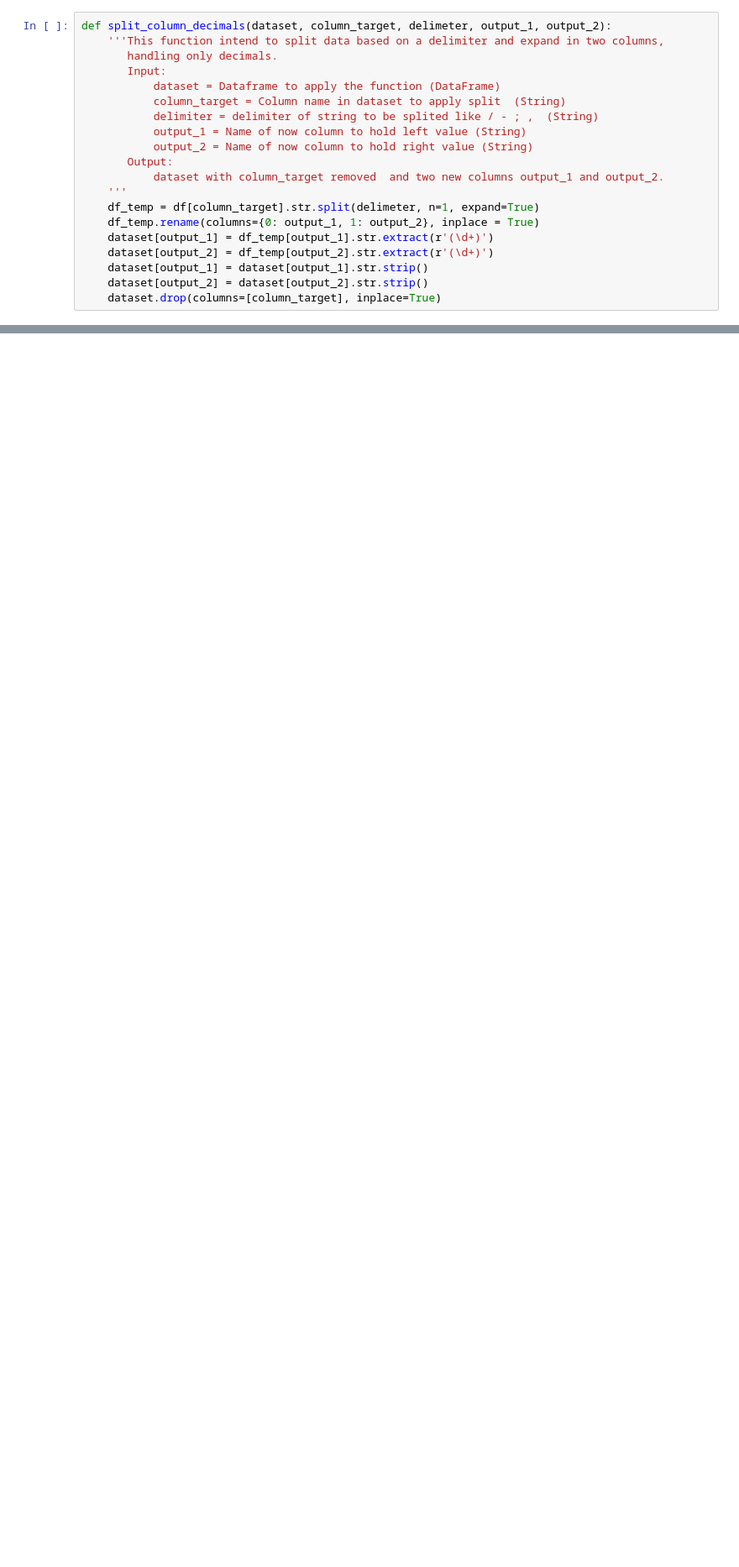
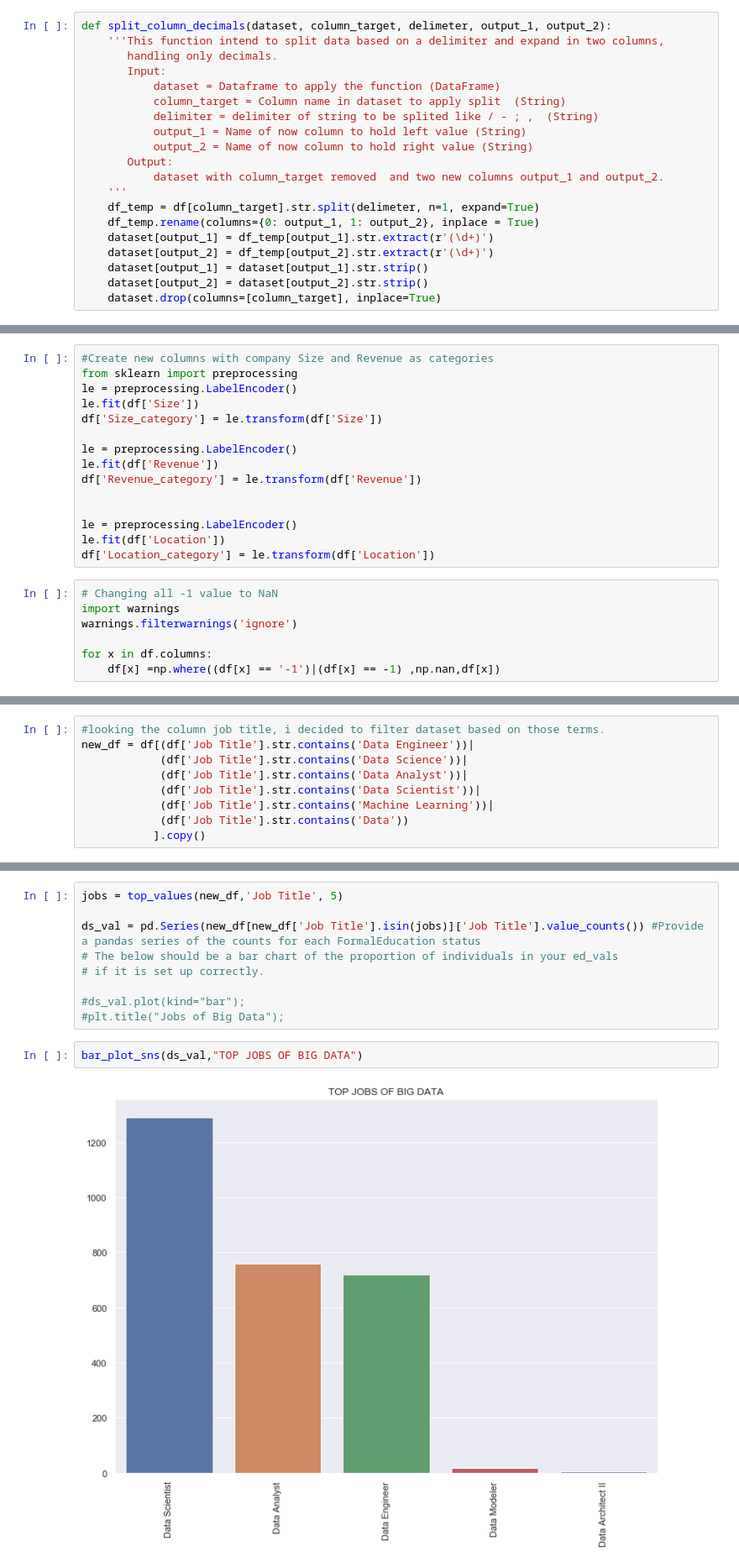
Before and after one commit to Gutelvam/Write-A-Data-Science-Blog-Post, a Jupyter notebook: DSJobs-glossador.ipynb, the cells around one changed output, grey strips where cells are left out. Shown at 84% size. Drawn from its saved outputs; the diff is of its cells as text; blank space fills up the shorter version.

```diff
--- a/DSJobs-glossador.ipynb
+++ b/DSJobs-glossador.ipynb
@@ -89,0 +140,22 @@ split_column_decimals(df, 'Size','to','min_Employee_size','max_Employee_size')
+# %%
+#Create new columns with company Size and Revenue as categories
+from sklearn import preprocessing
+le = preprocessing.LabelEncoder()
+le.fit(df['Size'])
+df['Size_category'] = le.transform(df['Size'])
+
+le = preprocessing.LabelEncoder()
+le.fit(df['Revenue'])
+df['Revenue_category'] = le.transform(df['Revenue'])
+
+
+le = preprocessing.LabelEncoder()
+le.fit(df['Location'])
+df['Location_category'] = le.transform(df['Location'])
+# %%
+# Changing all -1 value to NaN
+import warnings
+warnings.filterwarnings('ignore')
+
+for x in df.columns:
+    df[x] =np.where((df[x] == '-1')|(df[x] == -1) ,np.nan,df[x])
@@ -89,0 +164,9 @@ split_column_decimals(df, 'Size','to','min_Employee_size','max_Employee_size')
+# %%
+#looking the column job title, i decided to filter dataset based on those terms.
+new_df = df[(df['Job Title'].str.contains('Data Engineer'))|
+            (df['Job Title'].str.contains('Data Science'))|
+            (df['Job Title'].str.contains('Data Analyst'))|
+            (df['Job Title'].str.contains('Data Scientist'))|
+            (df['Job Title'].str.contains('Machine Learning'))|
+            (df['Job Title'].str.contains('Data'))
+           ].copy()
@@ -89,0 +190,13 @@ split_column_decimals(df, 'Size','to','min_Employee_size','max_Employee_size')
+# %%
+jobs = top_values(new_df,'Job Title', 5)
+
+ds_val = pd.Series(new_df[new_df['Job Title'].isin(jobs)]['Job Title'].value_counts()) #Provide a pandas series of the counts for each FormalEducation status
+# The below should be a bar chart of the proportion of individuals in your ed_vals
+# if it is set up correctly.
+
+#ds_val.plot(kind="bar");
+#plt.title("Jobs of Big Data");
+# %%
+bar_plot_sns(ds_val,"TOP JOBS OF BIG DATA")
+# %% [output]
+[figure, added]
```
Also changed, not shown: parts of 43 cells of this notebook.
